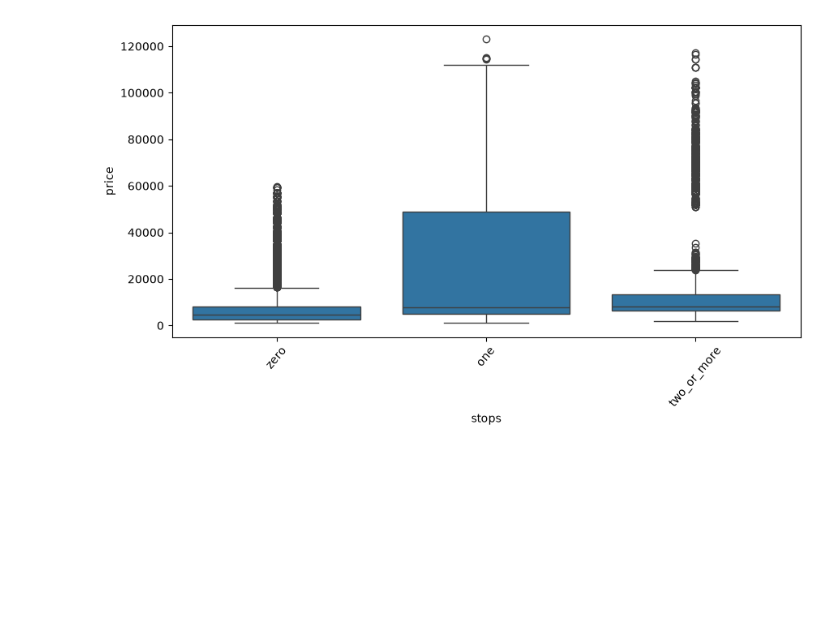
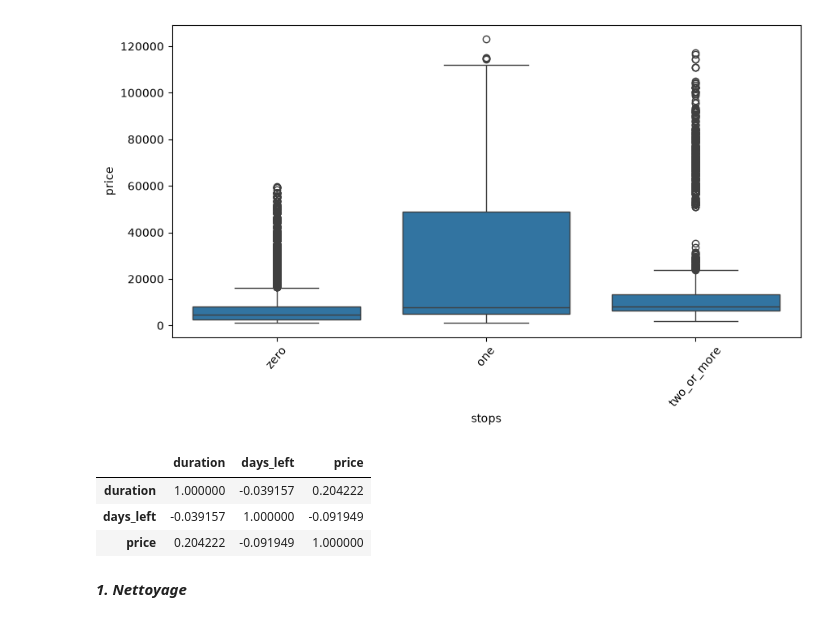
Before and after one commit to Kadiri-Mohamed/Flight-Price-Prediction, a Jupyter notebook: notebooks/flight_price_prediction.ipynb, the cells around one changed output. Drawn from its saved outputs; the diff is of its cells as text; code cells hidden in the pictures; blank space fills up the shorter version.

```diff
--- a/notebooks/flight_price_prediction.ipynb
+++ b/notebooks/flight_price_prediction.ipynb
@@ -274,3 +274,12 @@ plt.xticks(rotation=50)
 # %% [output]
 ([0, 1, 2], [Text(0, 0, 'zero'), Text(1, 0, 'one'), Text(2, 0, 'two_or_more')])
 [figure]
+# %%
+df[["duration", "days_left", "price"]].corr()
+# %% [output]
+|  | duration | days_left | price |
+| duration | 1.000000 | -0.039157 | 0.204222 |
+| days_left | -0.039157 | 1.000000 | -0.091949 |
+| price | 0.204222 | -0.091949 | 1.000000 |
+# %% [markdown]
+***1. Nettoyage***
```
Also changed, not shown: parts of 17 cells of this notebook.
